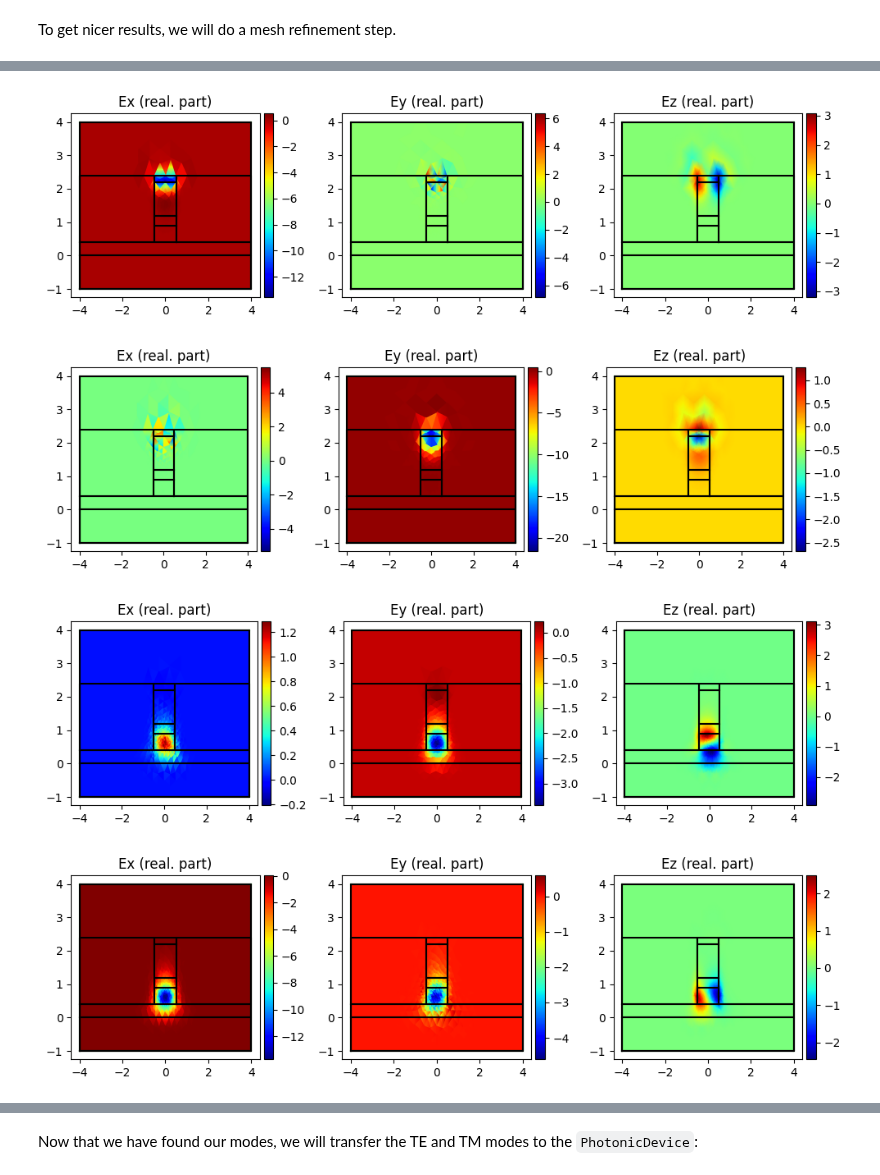
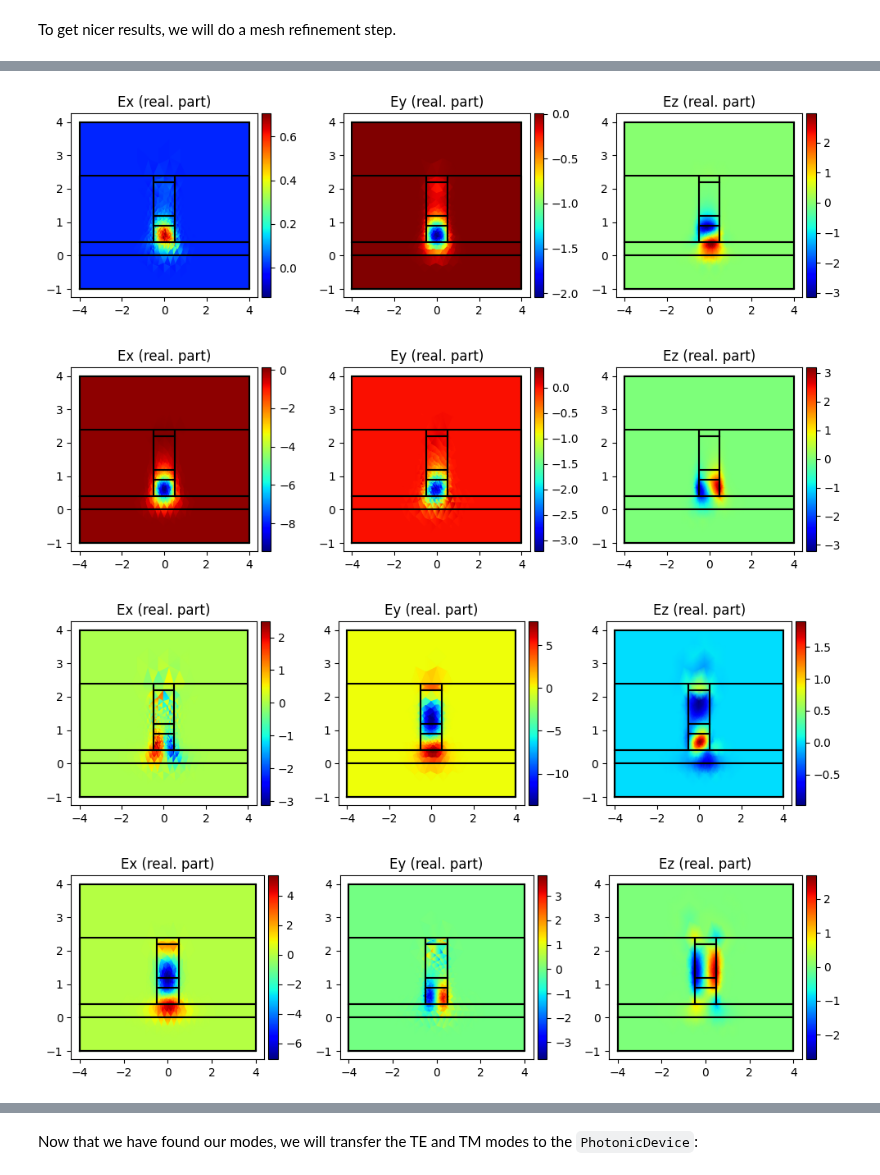
Before and after one commit to duarte-jfs/Imodulator, a Jupyter notebook: docs/Tutorials/dc_electro_optical/dc_electro_optical.ipynb, the cells around one changed output, grey strips where cells are left out. Saved outputs shown, nothing was run; the diff lists cells and outputs as text; code cells hidden in the pictures.

```diff
--- a/docs/Tutorials/dc_electro_optical/dc_electro_optical.ipynb
+++ b/docs/Tutorials/dc_electro_optical/dc_electro_optical.ipynb
@@ -526,7 +526,7 @@ modes = mode.compute_modes(
     num_modes=5,
     order=1,
     metallic_boundaries=False,
-    n_guess=3.5,
+    n_guess=3.2,
     return_modes=True
 )
 
@@ -557,5 +557,5 @@ loss - mode 4: 2339.77 dB/cm
 #------------------------------------------#
-[figure, old version]
+[figure, new version]
-[figure, old version]
+[figure, new version]
-[figure, old version]
+[figure, new version]
-[figure, old version]
+[figure, new version]
```
Also changed, not shown: parts of 18 cells of this notebook, 2 other files.
